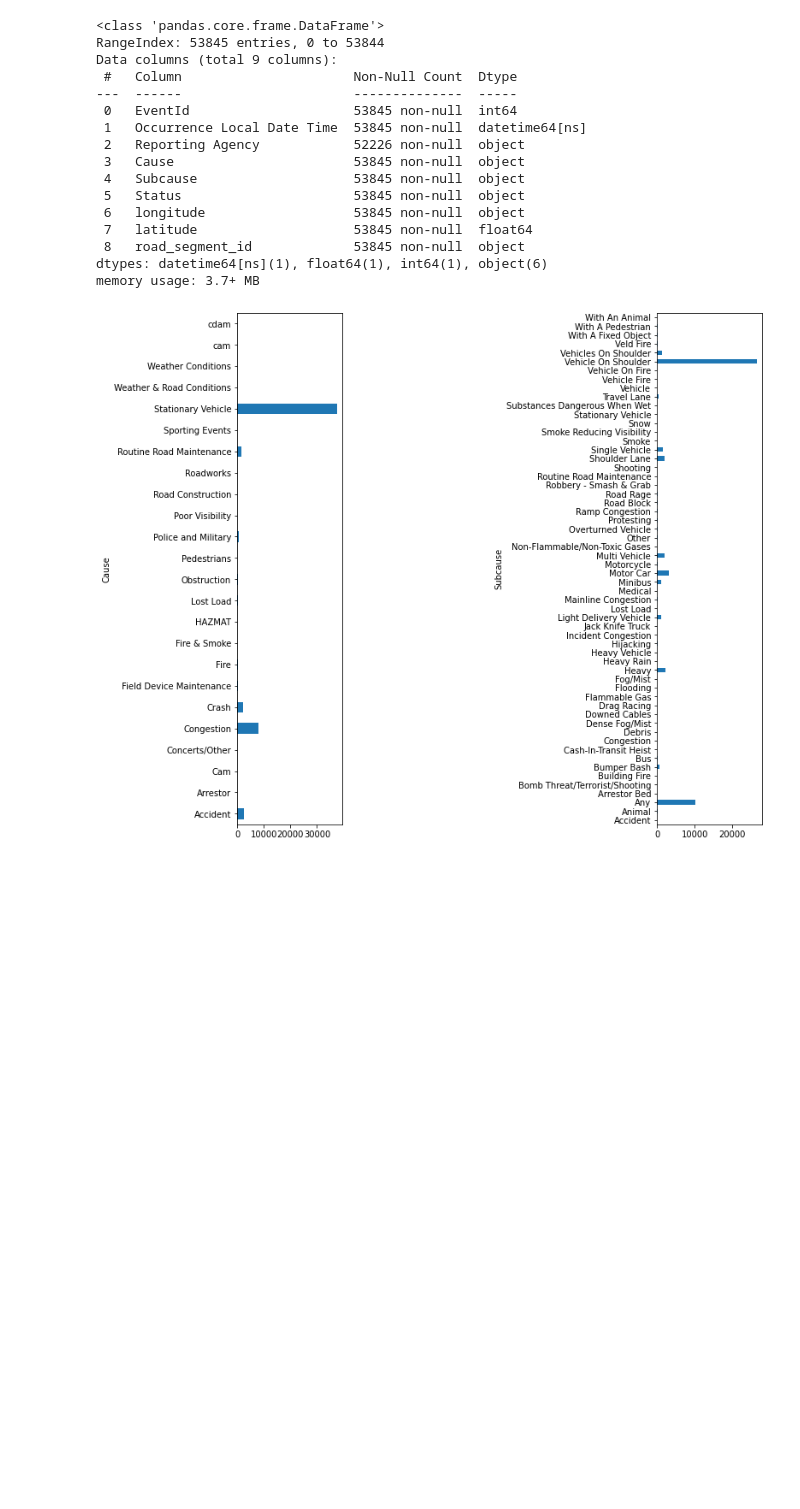
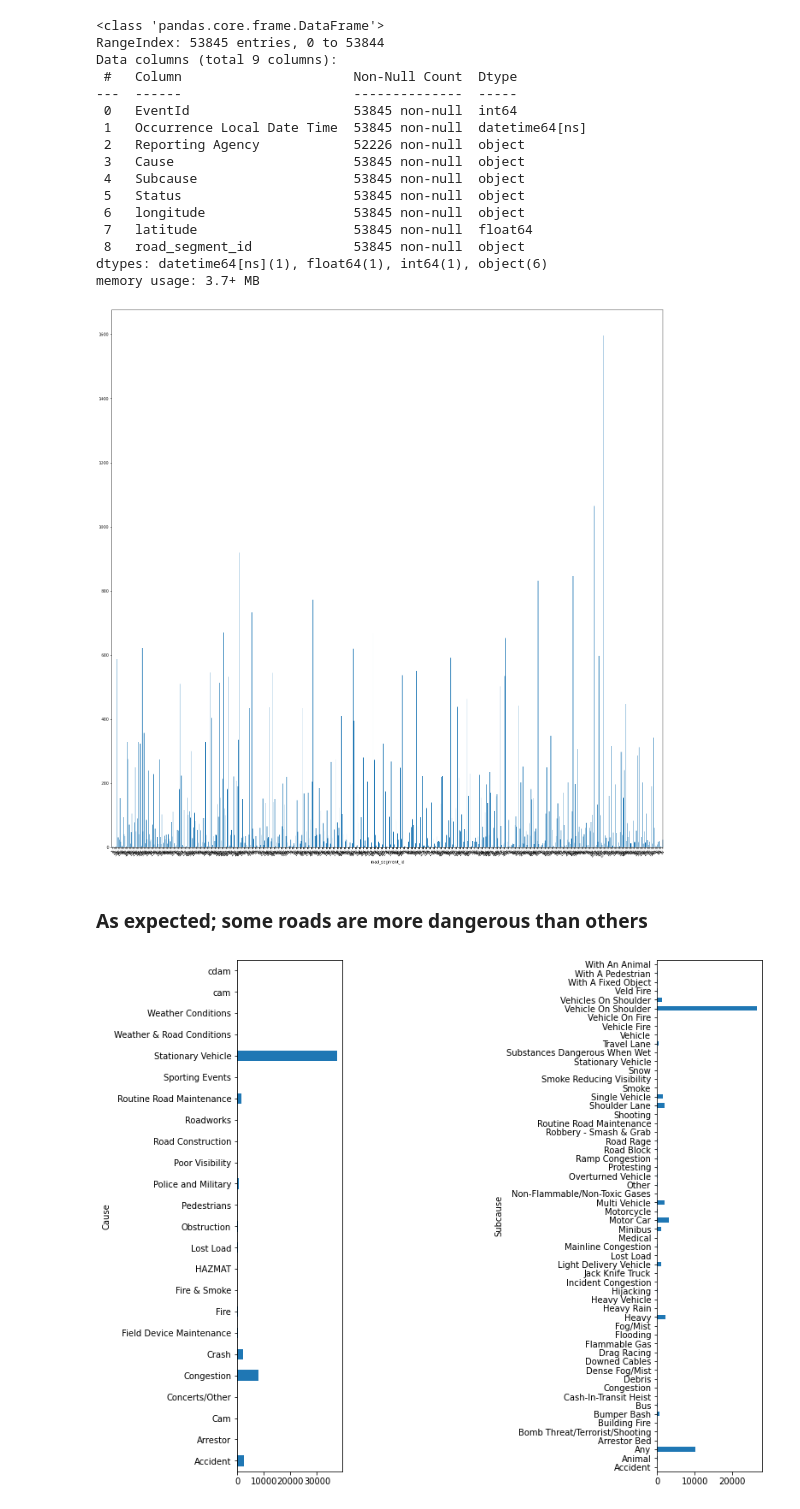
Before and after one commit to AdrianKriger/Zindi_SANRAL, a Jupyter notebook: 01_SimpleXGBClassifier.ipynb, the cells around one changed output. Saved outputs shown, nothing was run; the diff lists cells and outputs as text; code cells hidden in the pictures; blank space fills up the shorter version.

```diff
--- a/01_SimpleXGBClassifier.ipynb
+++ b/01_SimpleXGBClassifier.ipynb
@@ -71,4 +81,17 @@ Data columns (total 9 columns):
  8   road_segment_id             53845 non-null  object
 dtypes: datetime64[ns](1), float64(1), int64(1), object(6)
 memory usage: 3.7+ MB
+# %%
+# plot some metrics
+fig, ax = plt.subplots(figsize=(25,25))
+
+rd_seg = data.groupby('road_segment_id').size()
+rd_seg.plot(kind = 'bar')
+ax.set_xticklabels(rd_seg, fontsize=8, rotation=45)
+
+plt.show()
+# %% [output]
+[figure, added]
+# %% [markdown]
+### As expected; some roads are more dangerous than others
 # %%
```
Also changed, not shown: parts of 38 cells of this notebook.
